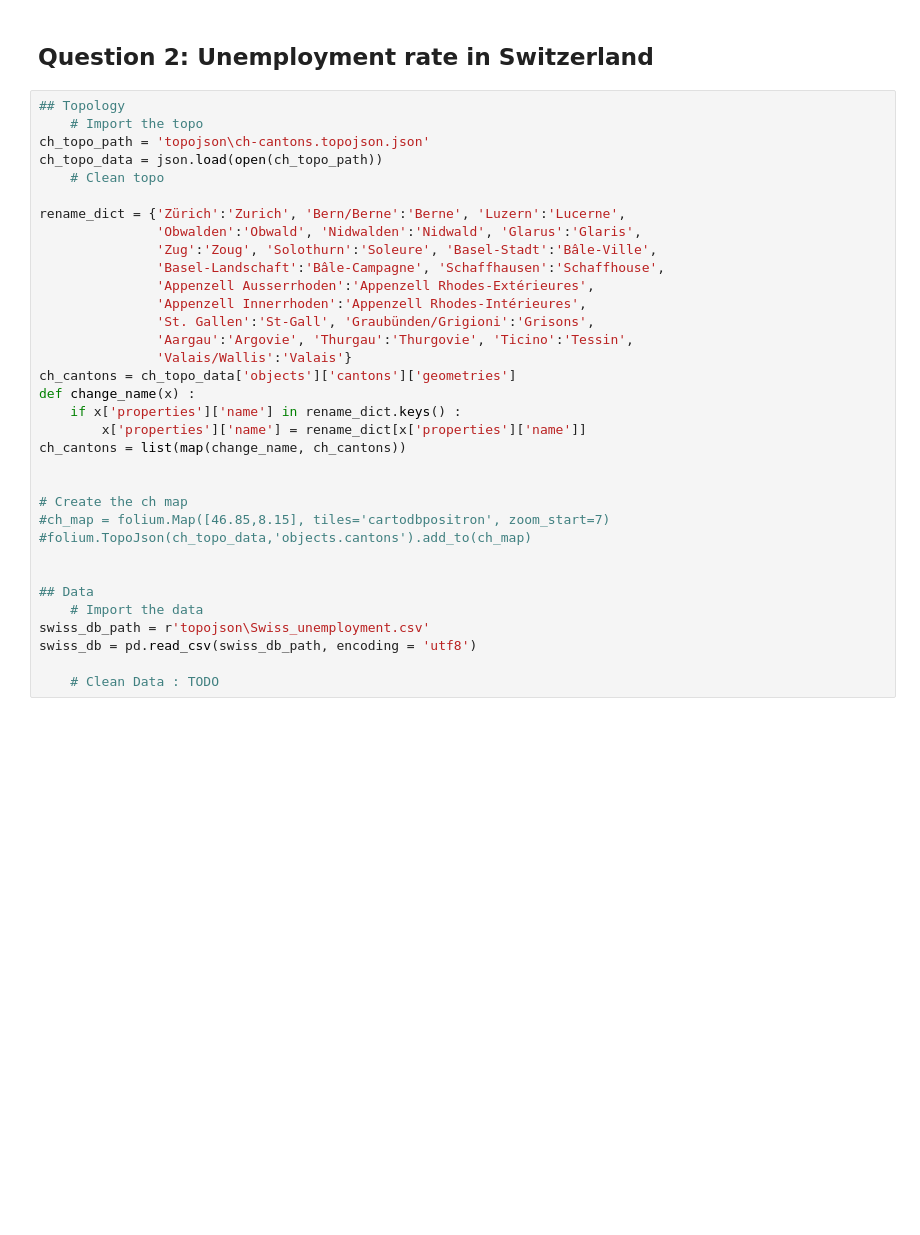
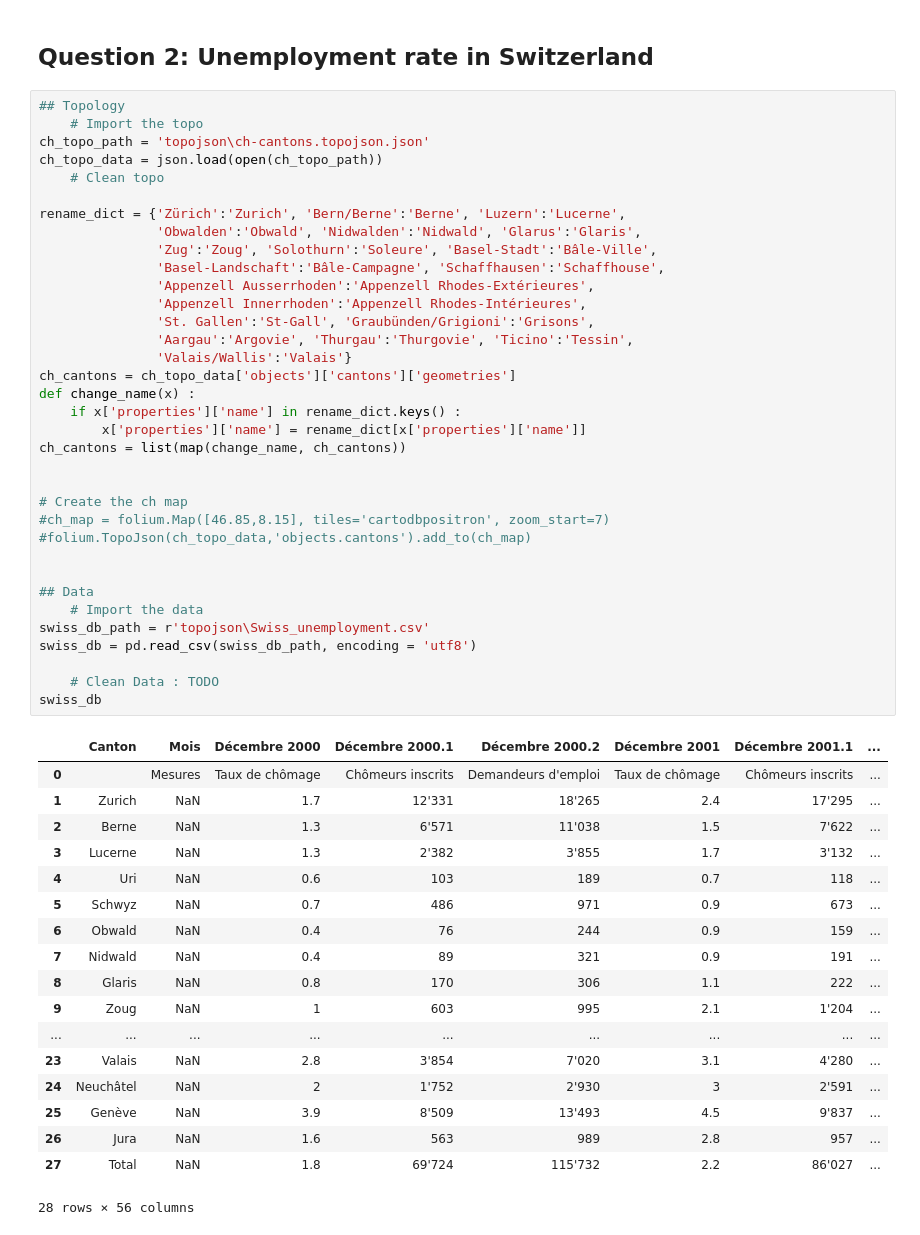
Before and after one commit to Redouane-Elghazi/ADA_ENPantouFLeS, a Jupyter notebook: HW3/HW3.ipynb, the cells around one changed output. Cells and saved outputs as stored; diff of their text form; blank space fills up the shorter version.

```diff
--- a/HW3/HW3.ipynb
+++ b/HW3/HW3.ipynb
@@ -91,32 +91,52 @@ ch_topo_path = 'topojson\ch-cantons.topojson.json'
 ch_topo_data = json.load(open(ch_topo_path))
     # Clean topo
 
 rename_dict = {'Zürich':'Zurich', 'Bern/Berne':'Berne', 'Luzern':'Lucerne',
                'Obwalden':'Obwald', 'Nidwalden':'Nidwald', 'Glarus':'Glaris',
                'Zug':'Zoug', 'Solothurn':'Soleure', 'Basel-Stadt':'Bâle-Ville',
                'Basel-Landschaft':'Bâle-Campagne', 'Schaffhausen':'Schaffhouse',
                'Appenzell Ausserrhoden':'Appenzell Rhodes-Extérieures',
                'Appenzell Innerrhoden':'Appenzell Rhodes-Intérieures',
                'St. Gallen':'St-Gall', 'Graubünden/Grigioni':'Grisons',
                'Aargau':'Argovie', 'Thurgau':'Thurgovie', 'Ticino':'Tessin',
                'Valais/Wallis':'Valais'}
 ch_cantons = ch_topo_data['objects']['cantons']['geometries']
 def change_name(x) :
     if x['properties']['name'] in rename_dict.keys() :
         x['properties']['name'] = rename_dict[x['properties']['name']]
 ch_cantons = list(map(change_name, ch_cantons))
 
 
 # Create the ch map
 #ch_map = folium.Map([46.85,8.15], tiles='cartodbpositron', zoom_start=7)
 #folium.TopoJson(ch_topo_data,'objects.cantons').add_to(ch_map)
 
 
 ## Data
     # Import the data
 swiss_db_path = r'topojson\Swiss_unemployment.csv'
 swiss_db = pd.read_csv(swiss_db_path, encoding = 'utf8')
 
     # Clean Data : TODO
+swiss_db
+# %% [output]
+|  | Canton | Mois | Décembre 2000 | Décembre 2000.1 | Décembre 2000.2 | Décembre 2001 | Décembre 2001.1 | ... |
+| 0 |  | Mesures | Taux de chômage | Chômeurs inscrits | Demandeurs d'emploi | Taux de chômage | Chômeurs inscrits | ... |
+| 1 | Zurich | NaN | 1.7 | 12'331 | 18'265 | 2.4 | 17'295 | ... |
+| 2 | Berne | NaN | 1.3 | 6'571 | 11'038 | 1.5 | 7'622 | ... |
+| 3 | Lucerne | NaN | 1.3 | 2'382 | 3'855 | 1.7 | 3'132 | ... |
+| 4 | Uri | NaN | 0.6 | 103 | 189 | 0.7 | 118 | ... |
+| 5 | Schwyz | NaN | 0.7 | 486 | 971 | 0.9 | 673 | ... |
+| 6 | Obwald | NaN | 0.4 | 76 | 244 | 0.9 | 159 | ... |
+| 7 | Nidwald | NaN | 0.4 | 89 | 321 | 0.9 | 191 | ... |
+| 8 | Glaris | NaN | 0.8 | 170 | 306 | 1.1 | 222 | ... |
+| 9 | Zoug | NaN | 1 | 603 | 995 | 2.1 | 1'204 | ... |
+| ... | ... | ... | ... | ... | ... | ... | ... | ... |
+| 23 | Valais | NaN | 2.8 | 3'854 | 7'020 | 3.1 | 4'280 | ... |
+| 24 | Neuchâtel | NaN | 2 | 1'752 | 2'930 | 3 | 2'591 | ... |
+| 25 | Genève | NaN | 3.9 | 8'509 | 13'493 | 4.5 | 9'837 | ... |
+| 26 | Jura | NaN | 1.6 | 563 | 989 | 2.8 | 957 | ... |
+| 27 | Total | NaN | 1.8 | 69'724 | 115'732 | 2.2 | 86'027 | ... |
+28 rows × 56 columns
 # %%
 ## Function creating the coloured Choropleth map of unemployment
```
Also changed, not shown: parts of 1 cell of this notebook.
